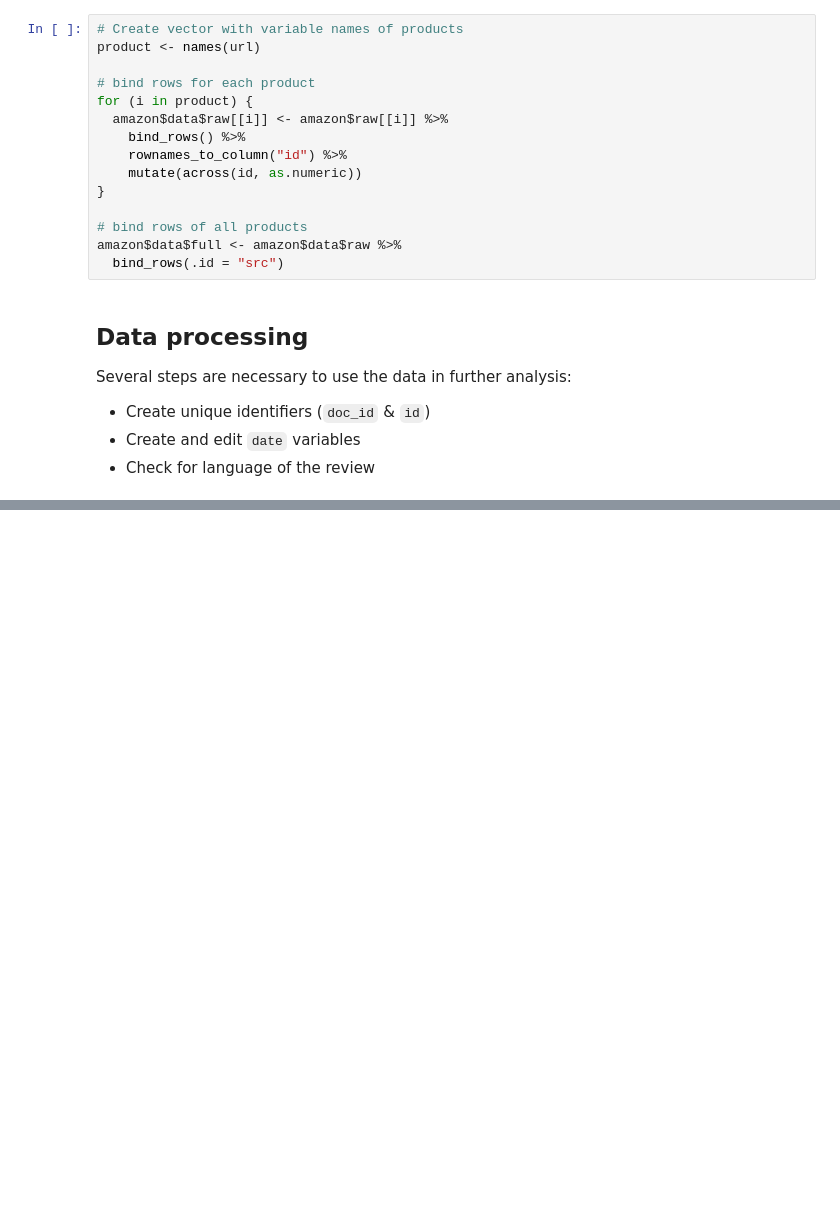
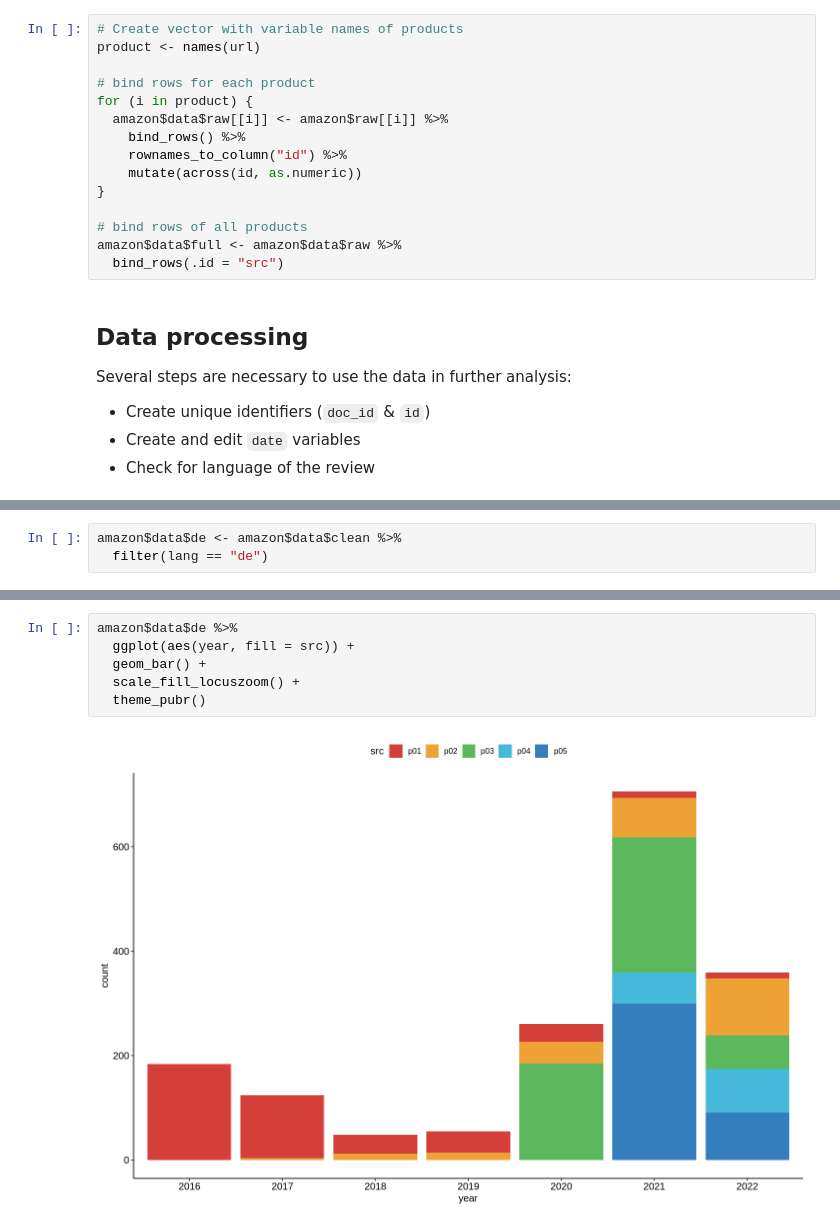
Before and after one commit to chrdrn/dbd_binder, a Jupyter notebook: session_08-showcase_text_as_data.ipynb, the cells around one changed output, grey strips where cells are left out. Drawn from its saved outputs; the diff is of its cells as text; blank space fills up the shorter version.

```diff
--- a/session_08-showcase_text_as_data.ipynb
+++ b/session_08-showcase_text_as_data.ipynb
@@ -161,0 +257,3 @@ Several steps are necessary to use the data in further analysis:
+# %%
+amazon$data$de <- amazon$data$clean %>%
+  filter(lang == "de")
@@ -161,0 +275,8 @@ Several steps are necessary to use the data in further analysis:
+# %%
+amazon$data$de %>%
+  ggplot(aes(year, fill = src)) +
+  geom_bar() +
+  scale_fill_locuszoom() +
+  theme_pubr()
+# %% [output]
+[figure, added]
```
Also changed, not shown: parts of 115 cells of this notebook.
